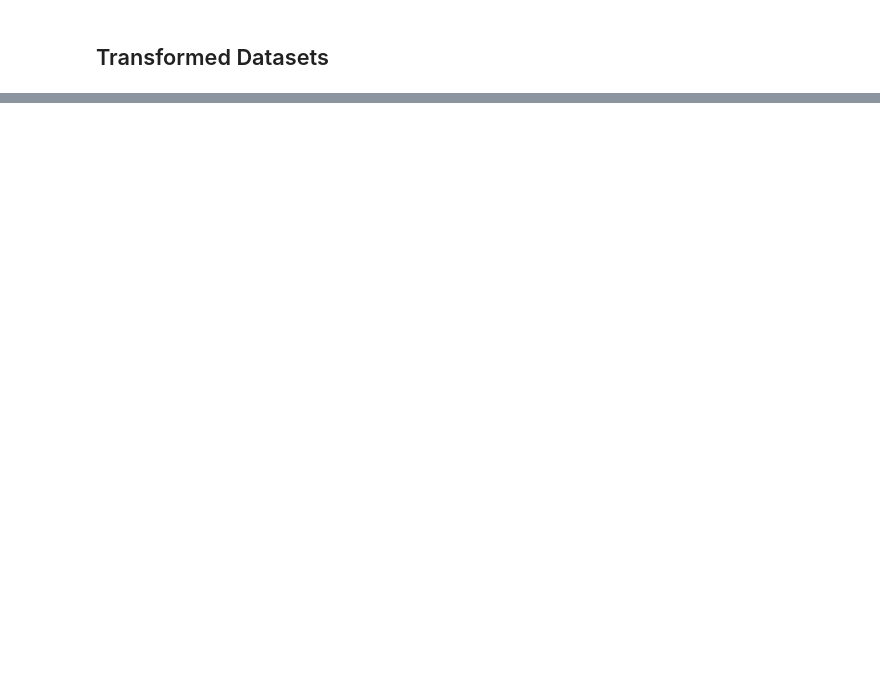
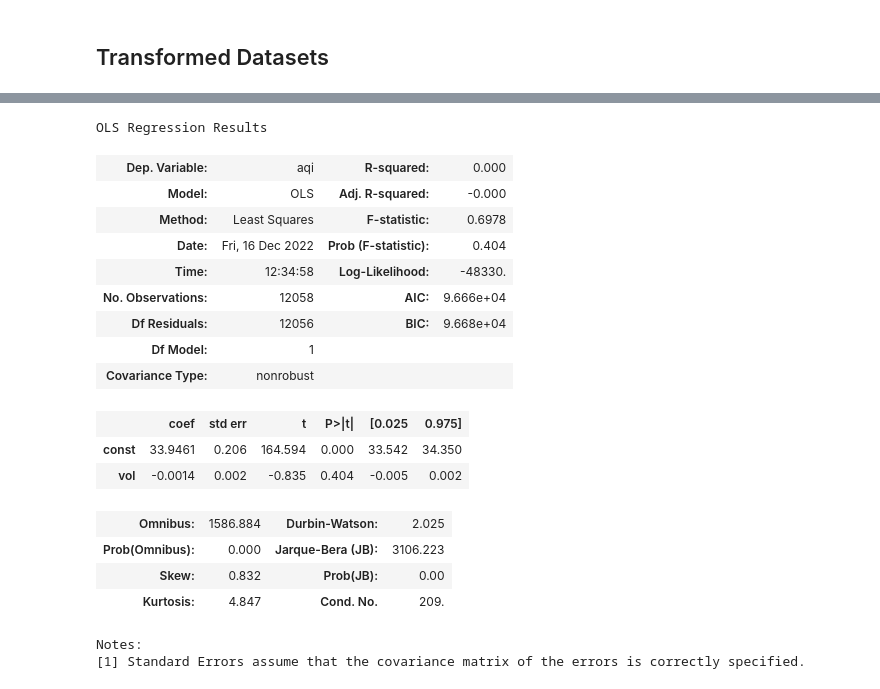
Before and after one commit to daniel-a-r/ccny_data_science_project, a Jupyter notebook: data_science_project.ipynb, the cells around one changed output, grey strips where cells are left out. Saved outputs shown, nothing was run; the diff lists cells and outputs as text; code cells hidden in the pictures; blank space fills up the shorter version.

```diff
--- a/data_science_project.ipynb
+++ b/data_science_project.ipynb
@@ -527,0 +1027,2 @@ traffic_vol_aqi.sample(10)
+# %%
+X_train_sm = sm.add_constant(X_train)
@@ -527,0 +1036,22 @@ traffic_vol_aqi.sample(10)
+# %%
+lr.summary()
+# %% [output]
+OLS Regression Results
+| Dep. Variable: | aqi | R-squared: | 0.000 |
+| Model: | OLS | Adj. R-squared: | -0.000 |
+| Method: | Least Squares | F-statistic: | 0.6978 |
+| Date: | Fri, 16 Dec 2022 | Prob (F-statistic): | 0.404 |
+| Time: | 12:34:58 | Log-Likelihood: | -48330. |
+| No. Observations: | 12058 | AIC: | 9.666e+04 |
+| Df Residuals: | 12056 | BIC: | 9.668e+04 |
+| Df Model: | 1 |  |  |
+| Covariance Type: | nonrobust |  |  |
+|  | coef | std err | t | P>|t| | [0.025 | 0.975] |
+| const | 33.9461 | 0.206 | 164.594 | 0.000 | 33.542 | 34.350 |
+| vol | -0.0014 | 0.002 | -0.835 | 0.404 | -0.005 | 0.002 |
+| Omnibus: | 1586.884 | Durbin-Watson: | 2.025 |
+| Prob(Omnibus): | 0.000 | Jarque-Bera (JB): | 3106.223 |
+| Skew: | 0.832 | Prob(JB): | 0.00 |
+| Kurtosis: | 4.847 | Cond. No. | 209. |
+Notes:
+[1] Standard Errors assume that the covariance matrix of the errors is correctly specified.
```
Also changed, not shown: parts of 58 cells of this notebook.
